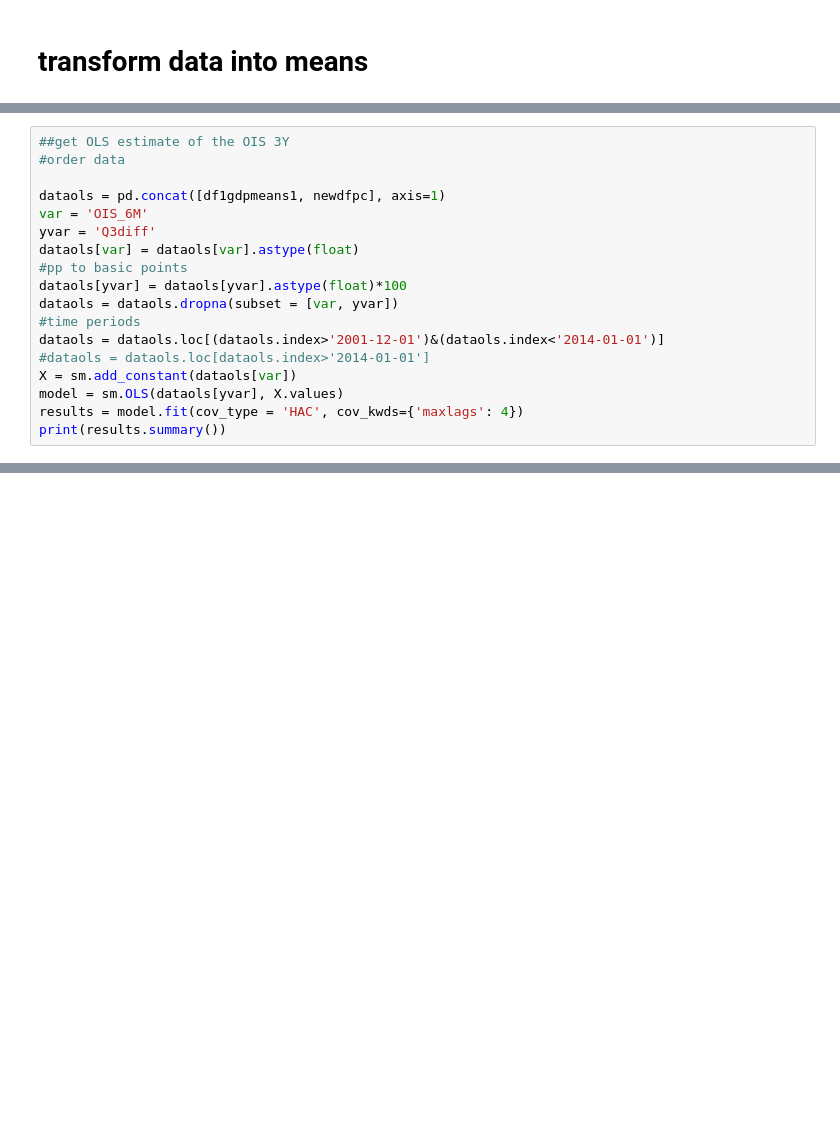
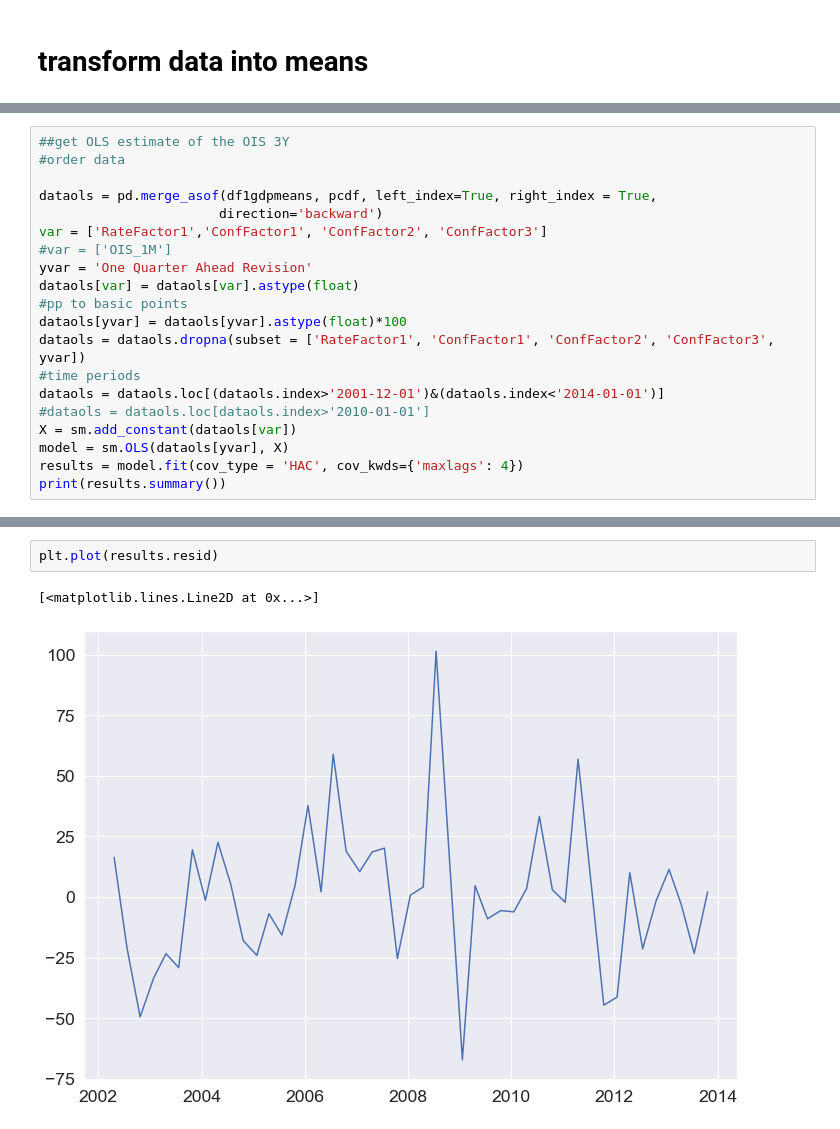
Before and after one commit to geri310/ECB_FG_GMM_approach_MSc_Thesis, a Jupyter notebook: PRate-Estimate.ipynb, the cells around one changed output, grey strips where cells are left out. Cells and saved outputs as stored; diff of their text form; blank space fills up the shorter version.

```diff
--- a/PRate-Estimate.ipynb
+++ b/PRate-Estimate.ipynb
@@ -239,18 +146,20 @@ df1gdpmeans1[['CurrentIR', 'IRQ1']].loc[df1gdpmeans1.index>'2001-12-01']
 ##get OLS estimate of the OIS 3Y
 #order data
 
-dataols = pd.concat([df1gdpmeans1, newdfpc], axis=1)
-var = 'OIS_6M'
-yvar = 'Q3diff'
+dataols = pd.merge_asof(df1gdpmeans, pcdf, left_index=True, right_index = True,
+                       direction='backward')
+var = ['RateFactor1','ConfFactor1', 'ConfFactor2', 'ConfFactor3']
+#var = ['OIS_1M']
+yvar = 'One Quarter Ahead Revision'
 dataols[var] = dataols[var].astype(float)
 #pp to basic points
 dataols[yvar] = dataols[yvar].astype(float)*100
-dataols = dataols.dropna(subset = [var, yvar])
+dataols = dataols.dropna(subset = ['RateFactor1', 'ConfFactor1', 'ConfFactor2', 'ConfFactor3', yvar])
 #time periods
 dataols = dataols.loc[(dataols.index>'2001-12-01')&(dataols.index<'2014-01-01')]
-#dataols = dataols.loc[dataols.index>'2014-01-01']
+#dataols = dataols.loc[dataols.index>'2010-01-01']
 X = sm.add_constant(dataols[var])
-model = sm.OLS(dataols[yvar], X.values)
+model = sm.OLS(dataols[yvar], X)
 results = model.fit(cov_type = 'HAC', cov_kwds={'maxlags': 4})
 print(results.summary())
 # %% [output]
@@ -302 +235,6 @@ sd2
+# %%
+plt.plot(results.resid)
+# %% [output]
+[<matplotlib.lines.Line2D at 0x...>]
+[figure, added]
 # %%
```
Also changed, not shown: parts of 29 cells of this notebook, 10 other files.
